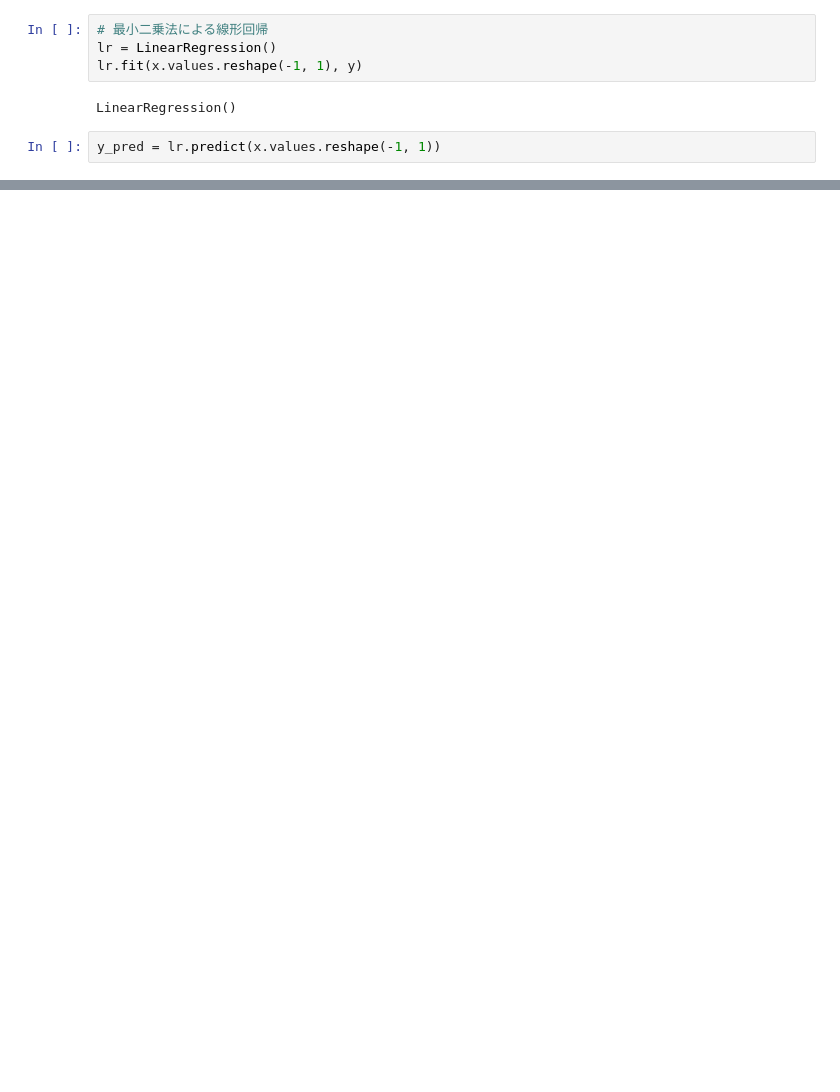
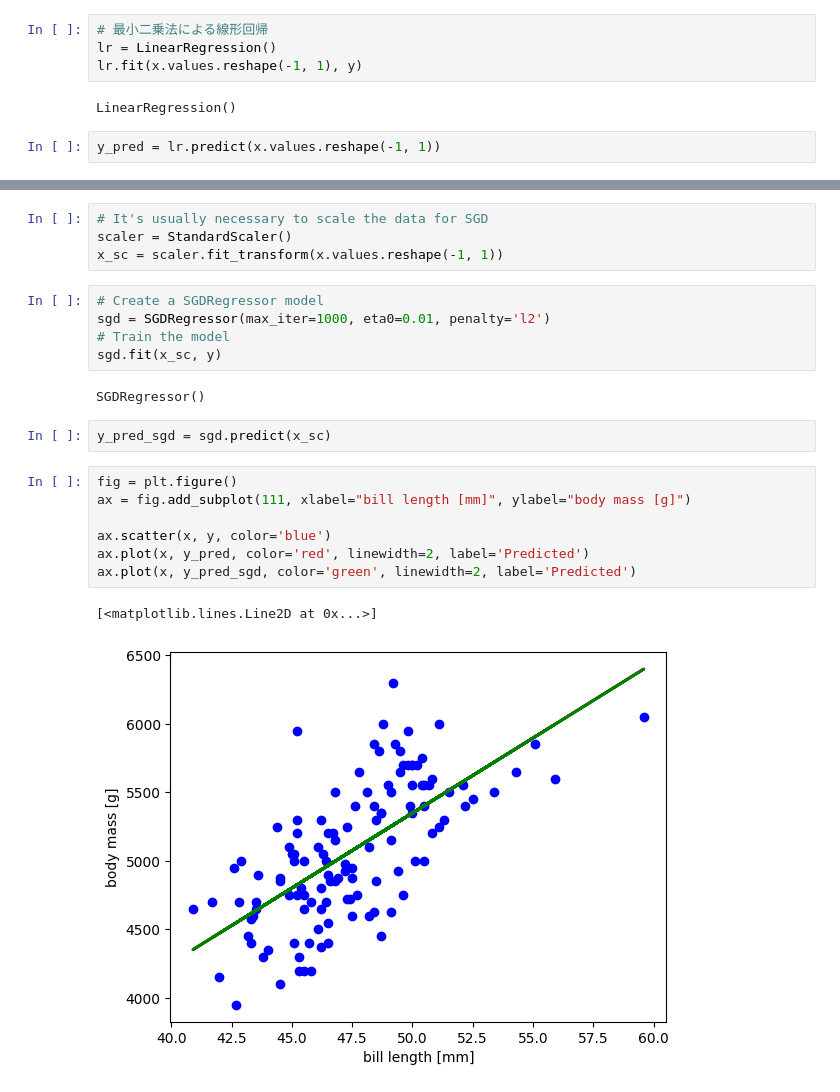
Before and after one commit to 892nske/qiita, a Jupyter notebook: 1_linear_regression/lr2.ipynb, the cells around one changed output, grey strips where cells are left out. Saved outputs shown, nothing was run; the diff lists cells and outputs as text; blank space fills up the shorter version.

```diff
--- a/1_linear_regression/lr2.ipynb
+++ b/1_linear_regression/lr2.ipynb
@@ -54,0 +58,23 @@ fig.savefig("lr_ls.png")
+# %%
+# It's usually necessary to scale the data for SGD
+scaler = StandardScaler()
+x_sc = scaler.fit_transform(x.values.reshape(-1, 1))
+# %%
+# Create a SGDRegressor model
+sgd = SGDRegressor(max_iter=1000, eta0=0.01, penalty='l2')
+# Train the model
+sgd.fit(x_sc, y)
+# %% [output]
+SGDRegressor()
+# %%
+y_pred_sgd = sgd.predict(x_sc)
+# %%
+fig = plt.figure()
+ax = fig.add_subplot(111, xlabel="bill length [mm]", ylabel="body mass [g]")
+
+ax.scatter(x, y, color='blue')
+ax.plot(x, y_pred, color='red', linewidth=2, label='Predicted')
+ax.plot(x, y_pred_sgd, color='green', linewidth=2, label='Predicted')
+# %% [output]
+[<matplotlib.lines.Line2D at 0x...>]
+[figure, added]
```
Also changed, not shown: parts of 7 cells of this notebook.
